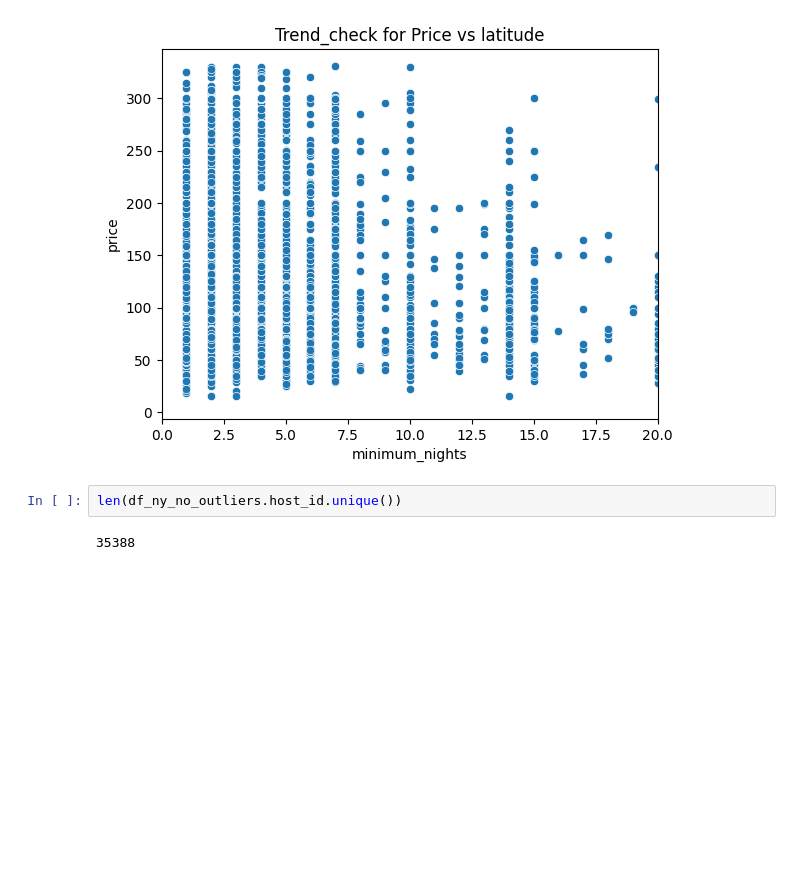
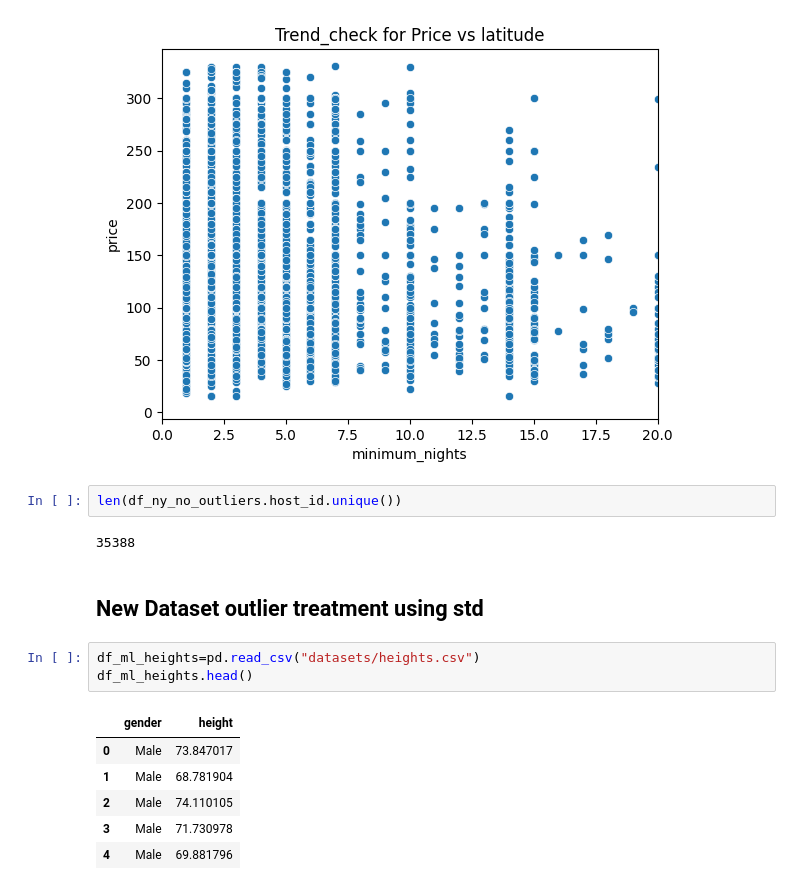
Before and after one commit to Ayomide906/test, a Jupyter notebook: Data_analysis_pandas/maths_stats.ipynb, the cells around one changed output. Drawn from its saved outputs; the diff is of its cells as text; blank space fills up the shorter version.

Commit message:
cleaned outliers using std

```diff
--- a/Data_analysis_pandas/maths_stats.ipynb
+++ b/Data_analysis_pandas/maths_stats.ipynb
@@ -136,3 +136,15 @@ plt.show
 len(df_ny_no_outliers.host_id.unique())
 # %% [output]
 35388
+# %% [markdown]
+<h2 style="font:32">New Dataset outlier treatment using std</h2>
+# %%
+df_ml_heights=pd.read_csv("datasets/heights.csv")
+df_ml_heights.head()
+# %% [output]
+|  | gender | height |
+| 0 | Male | 73.847017 |
+| 1 | Male | 68.781904 |
+| 2 | Male | 74.110105 |
+| 3 | Male | 71.730978 |
+| 4 | Male | 69.881796 |
```
Also changed, not shown: parts of 3 cells of this notebook, 1 other file.
